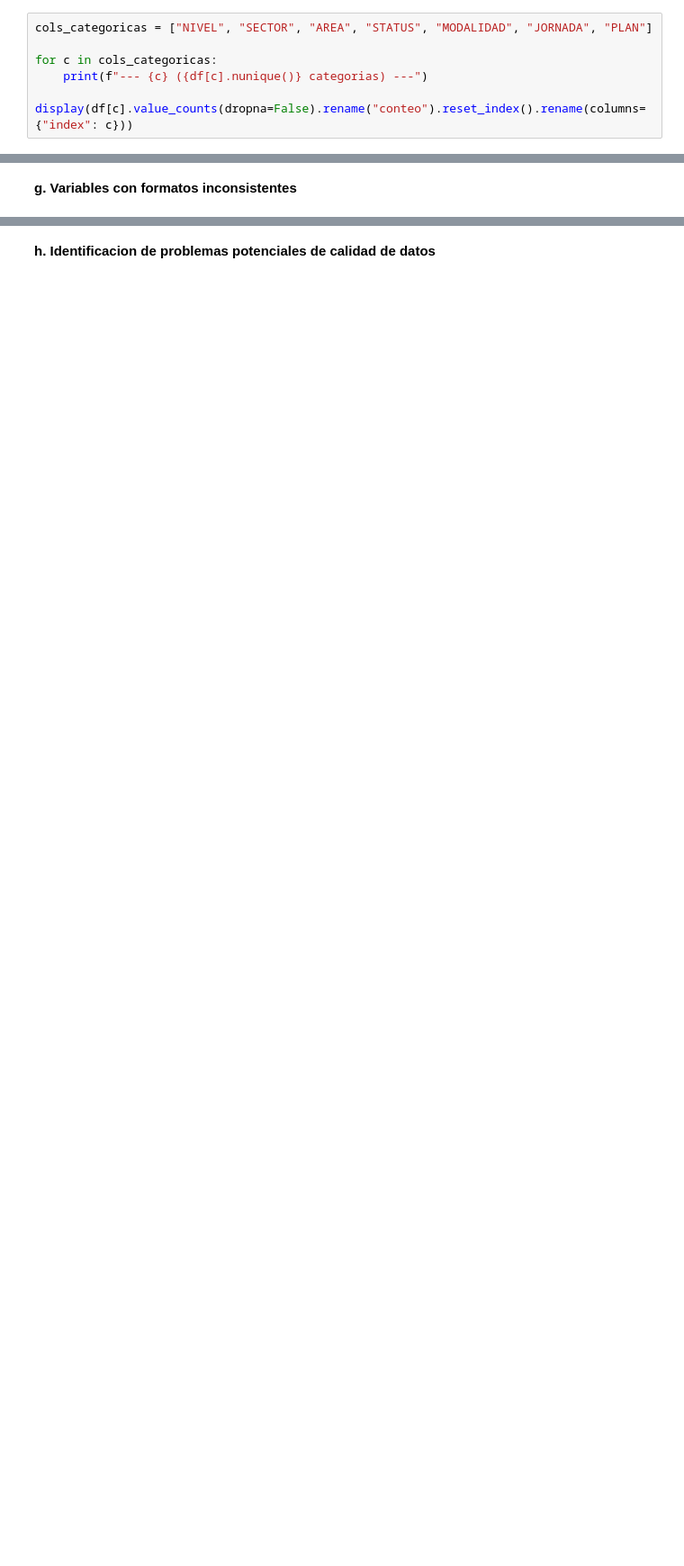
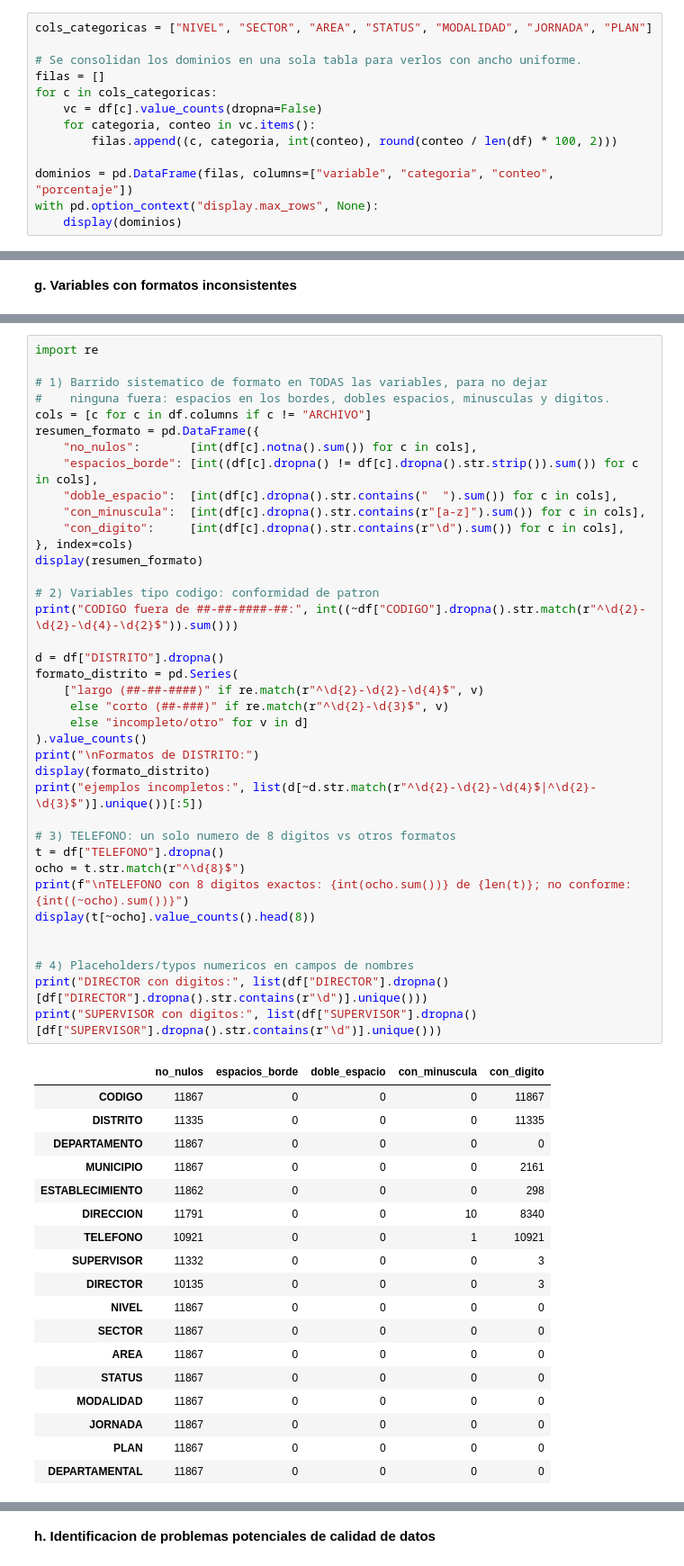
Before and after one commit to Bamo0507/Proyecto_1_DS_Obtencion_Limpieza, a Jupyter notebook: notebooks/eda_previo_limpieza.ipynb, the cells around one changed output, grey strips where cells are left out. Shown at 90% size. Cells and saved outputs as stored; diff of their text form; blank space fills up the shorter version.

Commit message:
feat: completar explicacion para eda previo a limpieza

```diff
--- a/notebooks/eda_previo_limpieza.ipynb
+++ b/notebooks/eda_previo_limpieza.ipynb
@@ -91,8 +245,15 @@ if dup_codigo > 0:
 # %% [markdown]
 **f. Variables con valores fuera de dominio o inconsistentes**
-# %%
-cols_categoricas = ["NIVEL", "SECTOR", "AREA", "STATUS", "MODALIDAD", "JORNADA", "PLAN"]
-
-for c in cols_categoricas:
-    print(f"--- {c} ({df[c].nunique()} categorias) ---")
-    display(df[c].value_counts(dropna=False).rename("conteo").reset_index().rename(columns={"index": c}))
+# %%
+cols_categoricas = ["NIVEL", "SECTOR", "AREA", "STATUS", "MODALIDAD", "JORNADA", "PLAN"]
+
+# Se consolidan los dominios en una sola tabla para verlos con ancho uniforme.
+filas = []
+for c in cols_categoricas:
+    vc = df[c].value_counts(dropna=False)
+    for categoria, conteo in vc.items():
+        filas.append((c, categoria, int(conteo), round(conteo / len(df) * 100, 2)))
+
+dominios = pd.DataFrame(filas, columns=["variable", "categoria", "conteo", "porcentaje"])
+with pd.option_context("display.max_rows", None):
+    display(dominios)
@@ -126,0 +288,57 @@ telefono[no_simple].head(10)
+# %%
+import re
+
+# 1) Barrido sistematico de formato en TODAS las variables, para no dejar
+#    ninguna fuera: espacios en los bordes, dobles espacios, minusculas y digitos.
+cols = [c for c in df.columns if c != "ARCHIVO"]
+resumen_formato = pd.DataFrame({
+    "no_nulos":       [int(df[c].notna().sum()) for c in cols],
+    "espacios_borde": [int((df[c].dropna() != df[c].dropna().str.strip()).sum()) for c in cols],
+    "doble_espacio":  [int(df[c].dropna().str.contains("  ").sum()) for c in cols],
+    "con_minuscula":  [int(df[c].dropna().str.contains(r"[a-z]").sum()) for c in cols],
+    "con_digito":     [int(df[c].dropna().str.contains(r"\d").sum()) for c in cols],
+}, index=cols)
+display(resumen_formato)
+
+# 2) Variables tipo codigo: conformidad de patron
+print("CODIGO fuera de ##-##-####-##:", int((~df["CODIGO"].dropna().str.match(r"^\d{2}-\d{2}-\d{4}-\d{2}$")).sum()))
+
+d = df["DISTRITO"].dropna()
+formato_distrito = pd.Series(
+    ["largo (##-##-####)" if re.match(r"^\d{2}-\d{2}-\d{4}$", v)
+     else "corto (##-###)" if re.match(r"^\d{2}-\d{3}$", v)
+     else "incompleto/otro" for v in d]
+).value_counts()
+print("\nFormatos de DISTRITO:")
+display(formato_distrito)
+print("ejemplos incompletos:", list(d[~d.str.match(r"^\d{2}-\d{2}-\d{4}$|^\d{2}-\d{3}$")].unique())[:5])
+
+# 3) TELEFONO: un solo numero de 8 digitos vs otros formatos
+t = df["TELEFONO"].dropna()
+ocho = t.str.match(r"^\d{8}$")
+print(f"\nTELEFONO con 8 digitos exactos: {int(ocho.sum())} de {len(t)}; no conforme: {int((~ocho).sum())}")
+display(t[~ocho].value_counts().head(8))
+
+
+# 4) Placeholders/typos numericos en campos de nombres
+print("DIRECTOR con digitos:", list(df["DIRECTOR"].dropna()[df["DIRECTOR"].dropna().str.contains(r"\d")].unique()))
+print("SUPERVISOR con digitos:", list(df["SUPERVISOR"].dropna()[df["SUPERVISOR"].dropna().str.contains(r"\d")].unique()))
+# %% [output]
+|  | no_nulos | espacios_borde | doble_espacio | con_minuscula | con_digito |
+| CODIGO | 11867 | 0 | 0 | 0 | 11867 |
+| DISTRITO | 11335 | 0 | 0 | 0 | 11335 |
+| DEPARTAMENTO | 11867 | 0 | 0 | 0 | 0 |
+| MUNICIPIO | 11867 | 0 | 0 | 0 | 2161 |
+| ESTABLECIMIENTO | 11862 | 0 | 0 | 0 | 298 |
+| DIRECCION | 11791 | 0 | 0 | 10 | 8340 |
+| TELEFONO | 10921 | 0 | 0 | 1 | 10921 |
+| SUPERVISOR | 11332 | 0 | 0 | 0 | 3 |
+| DIRECTOR | 10135 | 0 | 0 | 0 | 3 |
+| NIVEL | 11867 | 0 | 0 | 0 | 0 |
+| SECTOR | 11867 | 0 | 0 | 0 | 0 |
+| AREA | 11867 | 0 | 0 | 0 | 0 |
+| STATUS | 11867 | 0 | 0 | 0 | 0 |
+| MODALIDAD | 11867 | 0 | 0 | 0 | 0 |
+| JORNADA | 11867 | 0 | 0 | 0 | 0 |
+| PLAN | 11867 | 0 | 0 | 0 | 0 |
+| DEPARTAMENTAL | 11867 | 0 | 0 | 0 | 0 |
```
Also changed, not shown: parts of 21 cells of this notebook.
